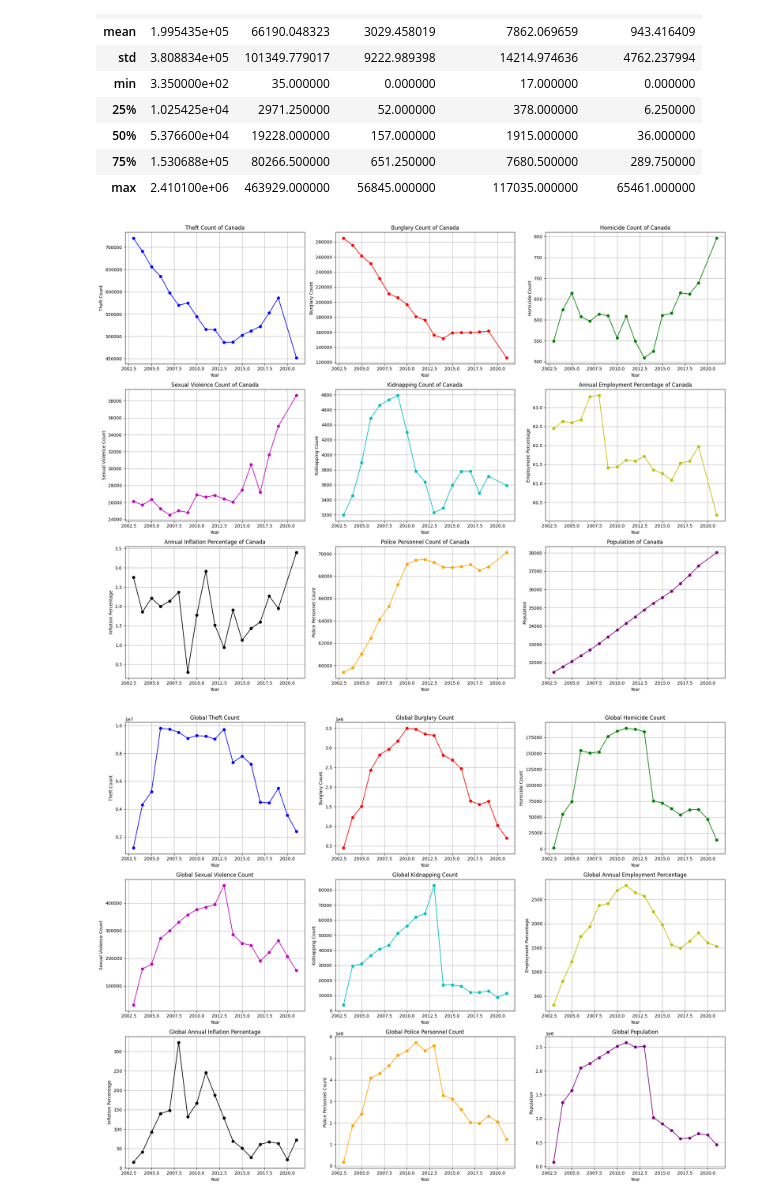
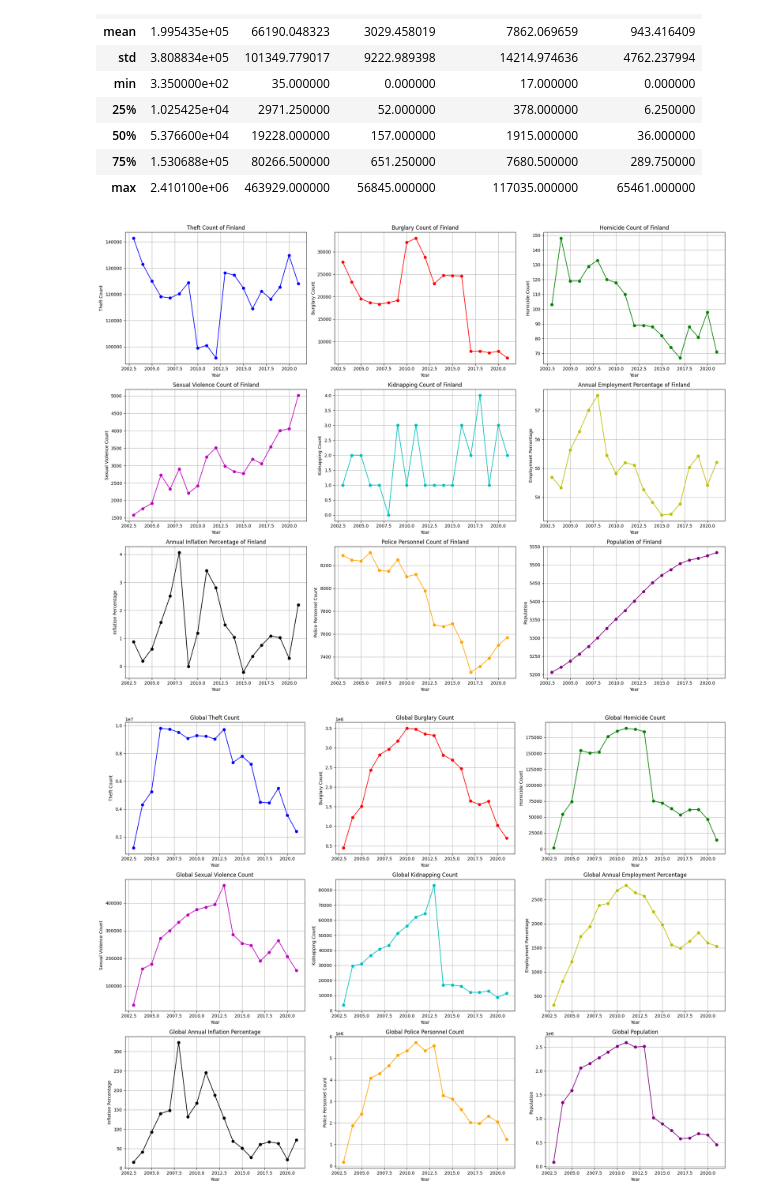
Before and after one commit to lozziopadredeivizzi/CrimeRatePredictor, a Jupyter notebook: crime_rate_prediction.ipynb, the cells around one changed output. Saved outputs shown, nothing was run; the diff lists cells and outputs as text; code cells hidden in the pictures.

```diff
--- a/crime_rate_prediction.ipynb
+++ b/crime_rate_prediction.ipynb
@@ -1279,9 +1279,9 @@ def show_data_of_country(data, country):
     plt.show()
 # %%
 # Esegui la funzione per mostrare i dati di un paese specifico
-show_data_of_country(data, 'Canada')
+show_data_of_country(data, 'Finland')
 # %% [output]
-[figure, old version]
+[figure, new version]
 # %%
 def show_global_data(data):
     # Aggrega i dati per anno
```
Also changed, not shown: parts of 23 cells of this notebook.
